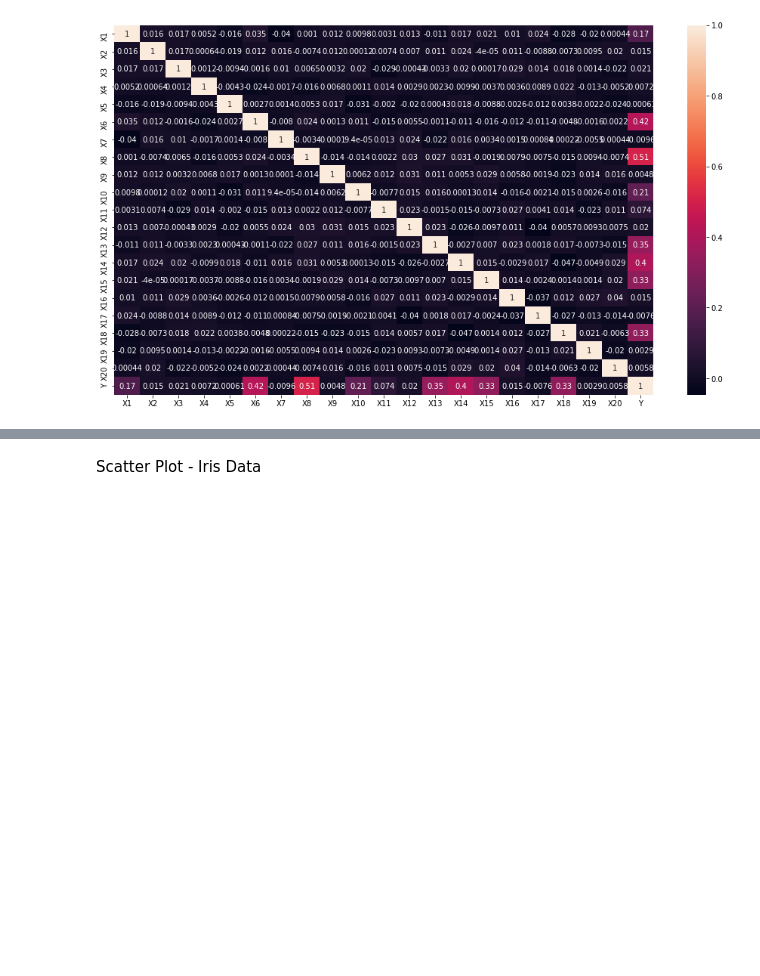
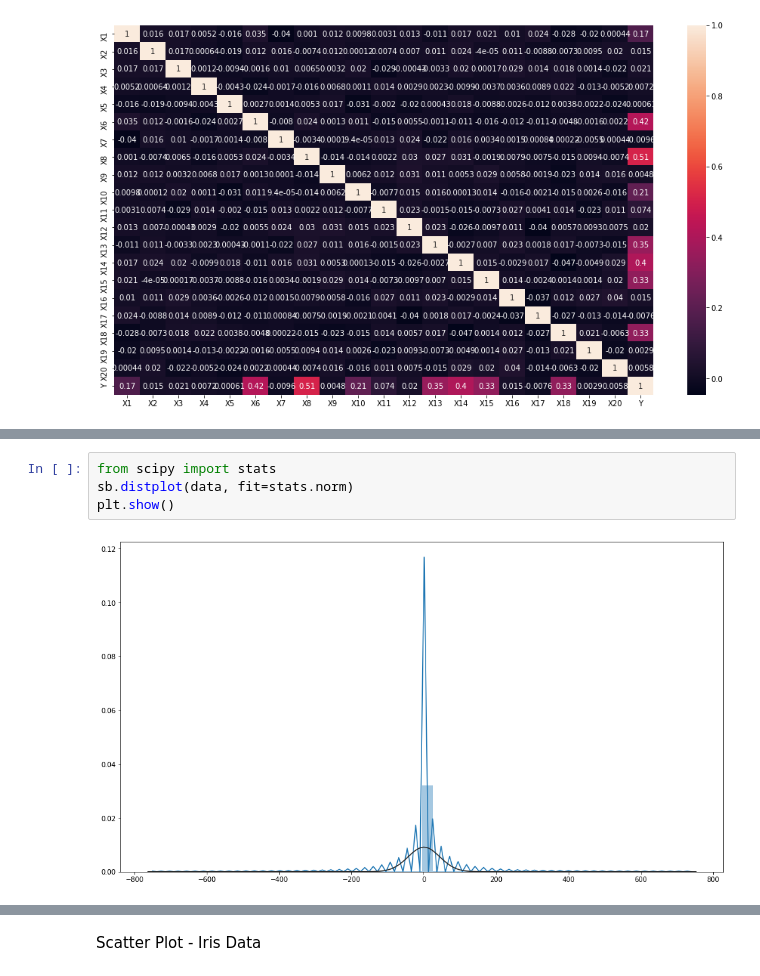
Before and after one commit to andrychowanda/COMP6577, a Jupyter notebook: COMP6577-5.ipynb, the cells around one changed output, grey strips where cells are left out. Cells and saved outputs as stored; diff of their text form; blank space fills up the shorter version.

```diff
--- a/COMP6577_5.ipynb
+++ b/COMP6577-5.ipynb
@@ -120,0 +142,6 @@ plt.show()
+# %%
+from scipy import stats
+sb.distplot(data, fit=stats.norm)
+plt.show()
+# %% [output]
+[figure, added]
```
Also changed, not shown: parts of 2 cells of this notebook, 9 other files.
